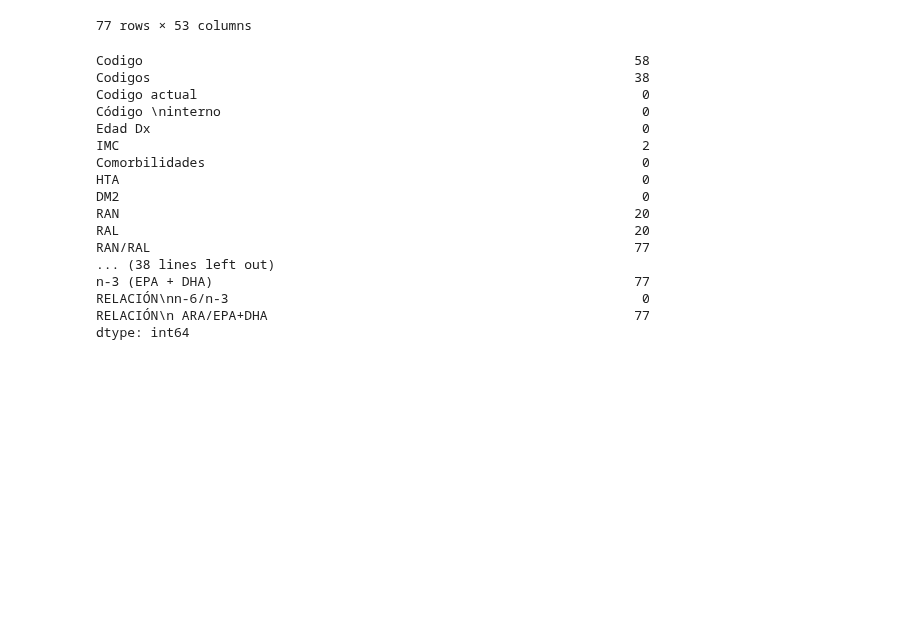
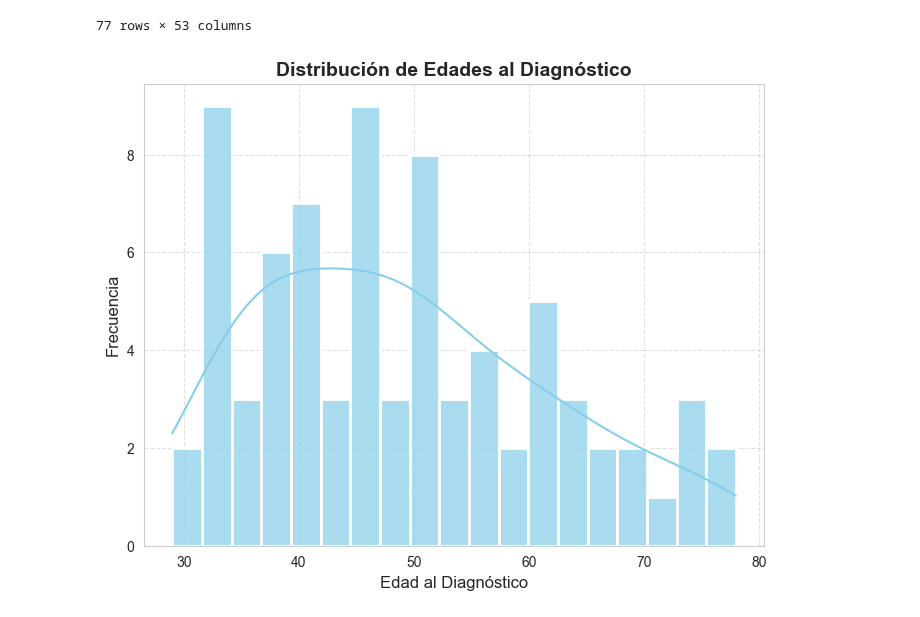
Before and after one commit to 08benja08p/Proyecto_LICD, a Jupyter notebook: Jorge/exploracion.ipynb, the cells around one changed output. Saved outputs shown, nothing was run; the diff lists cells and outputs as text; code cells hidden in the pictures; blank space fills up the shorter version.

```diff
--- a/Jorge/exploracion.ipynb
+++ b/Jorge/exploracion.ipynb
@@ -30,23 +35,19 @@ df
 | 75 | NaN | NaN | NA-49 | 76 | 61 | 21.74 | 1 | 0 | 0 | ... |
 | 76 | NaN | NaN | NA-50 | 77 | 60 | 25.76 | 1 | 0 | 0 | ... |
 77 rows × 53 columns
-# %%
-df.isna().sum()
-# %% [output]
-Codigo                                                               58
-Codigos                                                              38
-Codigo actual                                                         0
-Código \ninterno                                                      0
-Edad Dx                                                               0
-IMC                                                                   2
-Comorbilidades                                                        0
-HTA                                                                   0
-DM2                                                                   0
-RAN                                                                  20
-RAL                                                                  20
-RAN/RAL                                                              77
-... (38 lines left out)
-n-3 (EPA + DHA)                                                      77
-RELACIÓN\nn-6/n-3                                                     0
-RELACIÓN\n ARA/EPA+DHA                                               77
-dtype: int64
+# %%
+# Establecer un estilo de Seaborn
+sns.set_style("whitegrid")
+
+# Crear el gráfico de densidad con mejoras estéticas
+plt.figure(figsize=(8, 6))
+sns.histplot(data=df, x='Edad Dx', fill=True, color='skyblue', alpha=0.7, linewidth=2, kde=True, bins=19, stat='count')
+plt.title('Distribución de Edades al Diagnóstico', fontsize=14, fontweight='bold')
+plt.xlabel('Edad al Diagnóstico', fontsize=12)
+plt.ylabel('Frecuencia', fontsize=12)
+plt.xticks(fontsize=10)
+plt.yticks(fontsize=10)
+plt.grid(visible=True, linestyle='--', alpha=0.6)
+plt.show()
+# %% [output]
+[figure, added]
```
Also changed, not shown: parts of 22 cells of this notebook.
